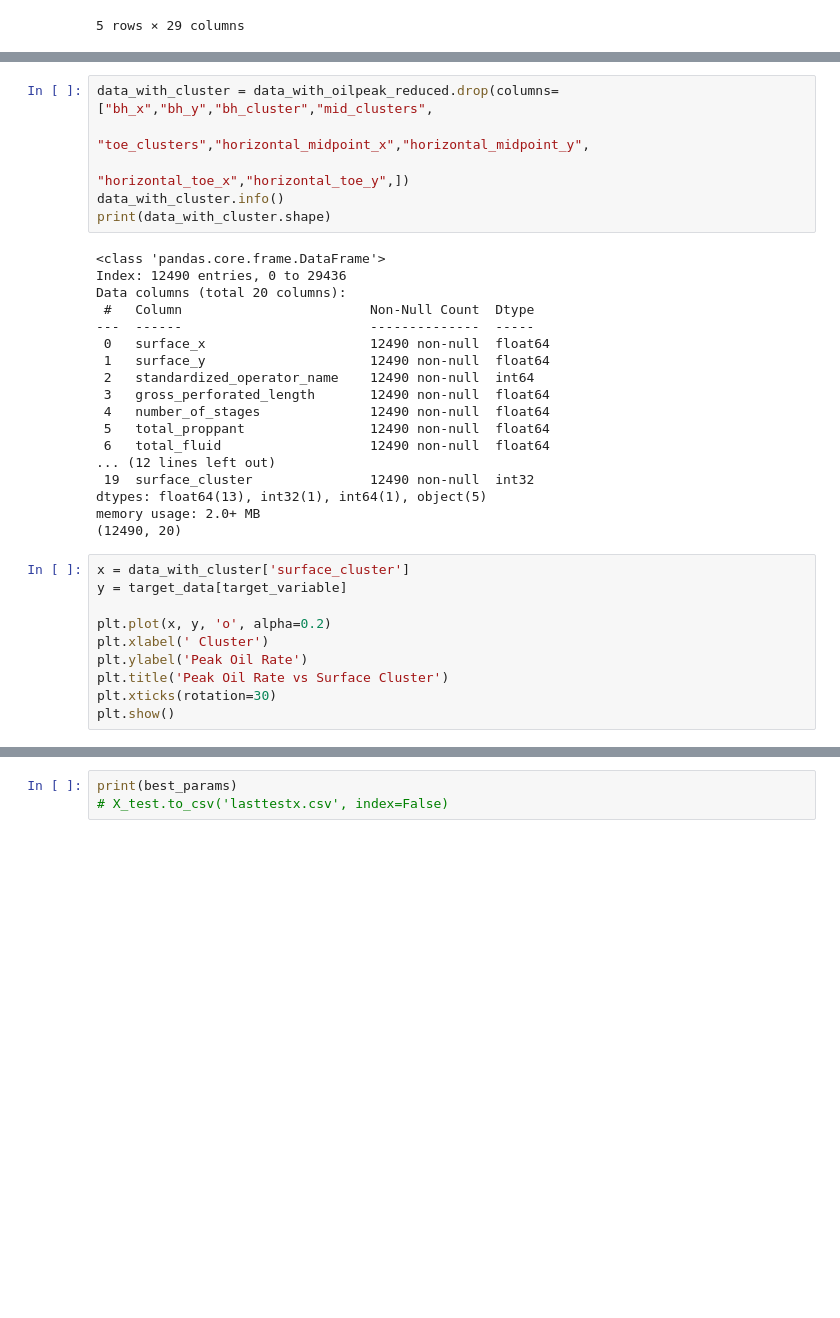
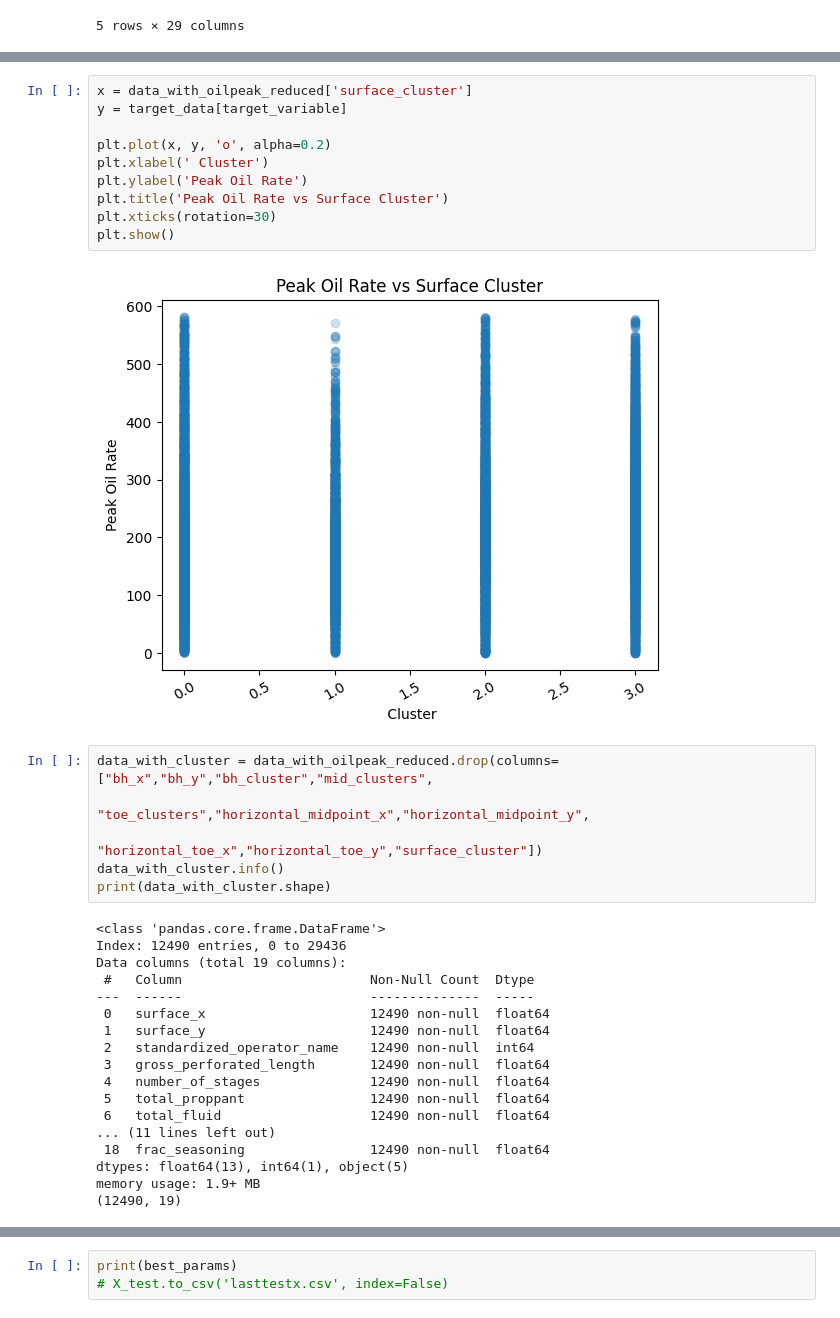
Before and after one commit to nandoj28/RiceDatathon, a Jupyter notebook: main.ipynb, the cells around one changed output, grey strips where cells are left out. Saved outputs shown, nothing was run; the diff lists cells and outputs as text; blank space fills up the shorter version.

```diff
--- a/main.ipynb
+++ b/main.ipynb
@@ -170,13 +170,25 @@ plt.show()
+# %%
+x = data_with_oilpeak_reduced['surface_cluster']
+y = target_data[target_variable]
+
+plt.plot(x, y, 'o', alpha=0.2)
+plt.xlabel(' Cluster')
+plt.ylabel('Peak Oil Rate')
+plt.title('Peak Oil Rate vs Surface Cluster')
+plt.xticks(rotation=30)
+plt.show()
+# %% [output]
+[figure, added]
 # %%
 data_with_cluster = data_with_oilpeak_reduced.drop(columns=["bh_x","bh_y","bh_cluster","mid_clusters",
                                                        "toe_clusters","horizontal_midpoint_x","horizontal_midpoint_y",
-                                                       "horizontal_toe_x","horizontal_toe_y",])
+                                                       "horizontal_toe_x","horizontal_toe_y","surface_cluster"])
 data_with_cluster.info()
 print(data_with_cluster.shape)
 # %% [output]
 <class 'pandas.core.frame.DataFrame'>
 Index: 12490 entries, 0 to 29436
-Data columns (total 20 columns):
+Data columns (total 19 columns):
  #   Column                        Non-Null Count  Dtype
 ---  ------                        --------------  -----
  0   surface_x                     12490 non-null  float64
@@ -186,21 +198,11 @@ Data columns (total 20 columns):
  4   number_of_stages              12490 non-null  float64
  5   total_proppant                12490 non-null  float64
  6   total_fluid                   12490 non-null  float64
-... (12 lines left out)
- 19  surface_cluster               12490 non-null  int32
-dtypes: float64(13), int32(1), int64(1), object(5)
-memory usage: 2.0+ MB
-(12490, 20)
+... (11 lines left out)
+ 18  frac_seasoning                12490 non-null  float64
+dtypes: float64(13), int64(1), object(5)
+memory usage: 1.9+ MB
+(12490, 19)
-# %%
-x = data_with_cluster['surface_cluster']
-y = target_data[target_variable]
-
-plt.plot(x, y, 'o', alpha=0.2)
-plt.xlabel(' Cluster')
-plt.ylabel('Peak Oil Rate')
-plt.title('Peak Oil Rate vs Surface Cluster')
-plt.xticks(rotation=30)
-plt.show()
 # %%
 categorical_cols = ['ffs_frac_type', 'relative_well_position', 'batch_frac_classification', 'well_family_relationship', 'frac_type']
 
```
Also changed, not shown: parts of 4 cells of this notebook.
